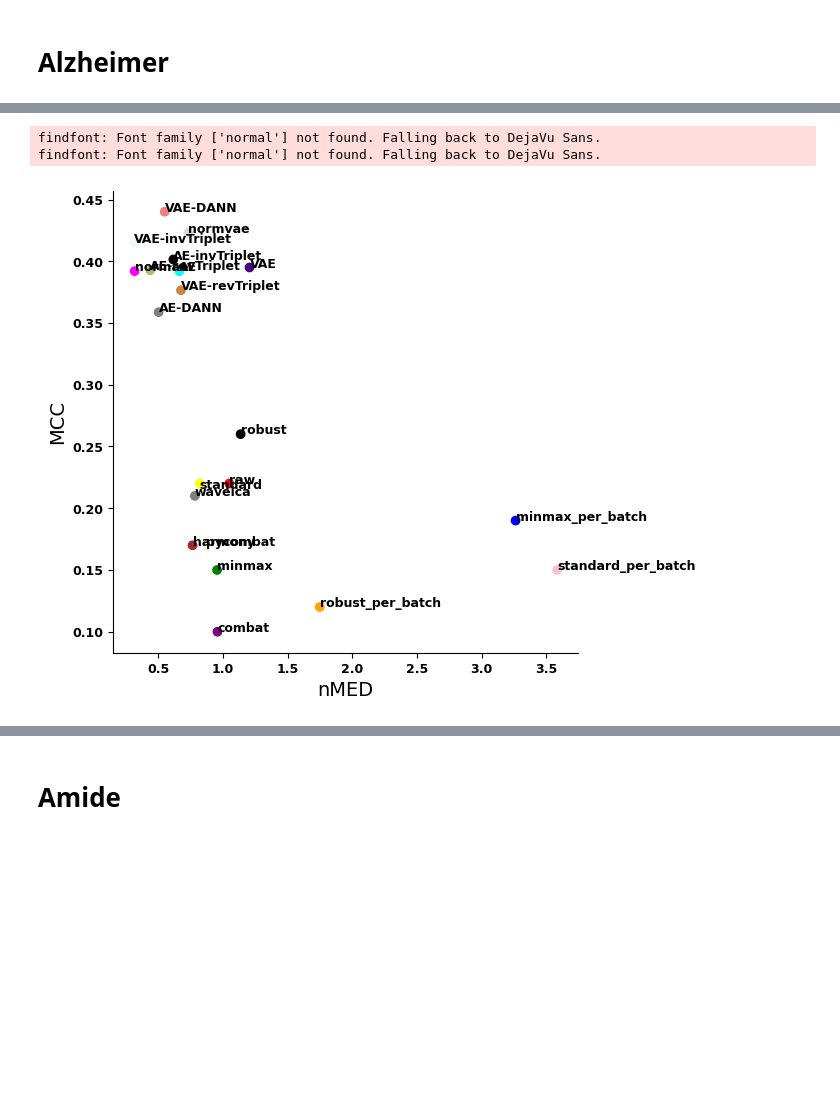
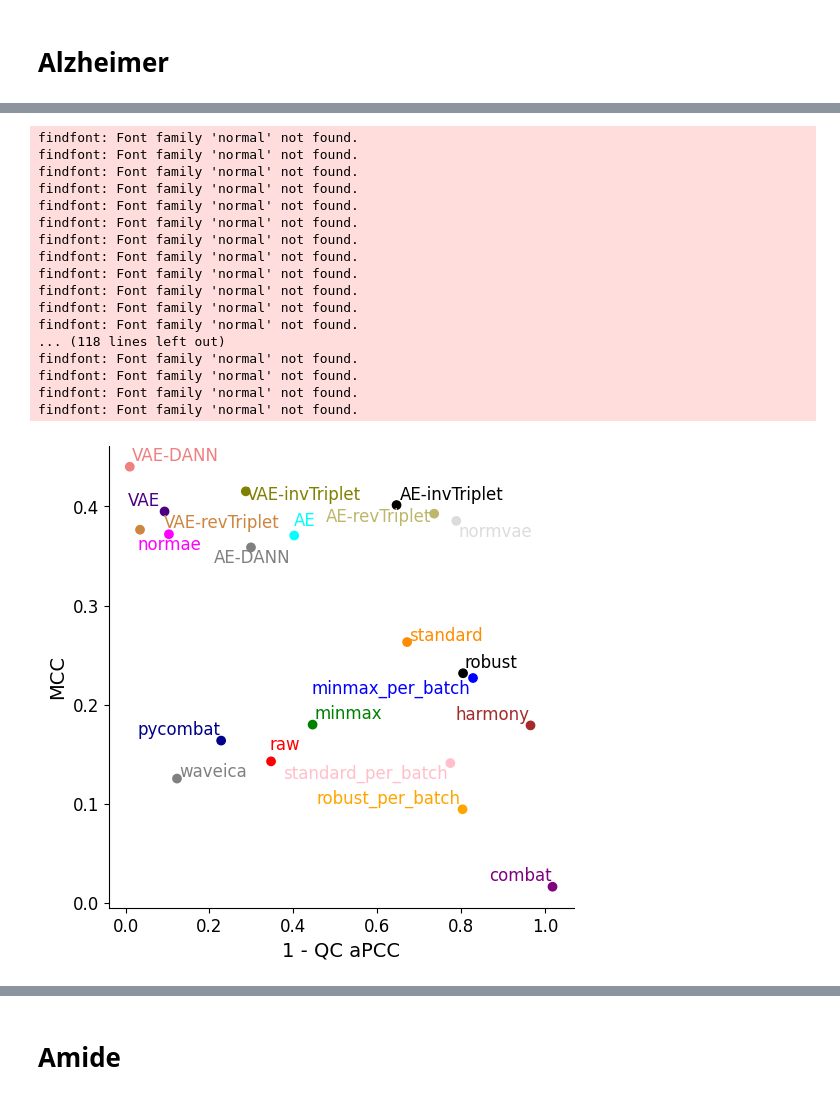
Before and after one commit to spell00/BERNN_MSMS, a Jupyter notebook: notebooks/make_scatter_plots.ipynb, the cells around one changed output, grey strips where cells are left out. Drawn from its saved outputs; the diff is of its cells as text; code cells hidden in the pictures; blank space fills up the shorter version.

```diff
--- a/notebooks/make_scatter_plots.ipynb
+++ b/notebooks/make_scatter_plots.ipynb
@@ -98,0 +11,12 @@ lolims = [True for _ in range(len(df_be['metrics']))]
+# %%
+ae_classif = pd.read_excel('bernn_metrics.xlsx', sheet_name='alzheimer classif values', index_col='model')
+ae_metrics = pd.read_excel('bernn_metrics.xlsx', sheet_name='alzheimer metrics values', index_col='model name')
+ae_metrics.iloc[:] = ae_metrics.applymap(lambda x: ast.literal_eval(x) if isinstance(x, str) else x)
+ae_metrics.loc[:, 'Batch entropy'] = [(np.log(21) - x)/np.log(21) for x in ae_metrics.loc[:, 'Batch entropy']]
+ae_metrics.loc[:, 'qc aPCC'] = [[1 - xx for xx in x] for x in ae_metrics.loc[:, 'qc aPCC']]
+ae_classif.iloc[:] = ae_classif.applymap(lambda x: ast.literal_eval(x) if isinstance(x, str) else x)
+
+
+ae_classif['model'] = ae_classif.index
+ae_metrics['model'] = ae_metrics.index
+model_names = ae_classif['model'].tolist()
@@ -143,34 +362,62 @@ plt.show()
 # %%
-N = len(alz_metrics['model name'])
+N = len(ae_metrics['model'])
 width = 0.16
 ind = np.arange(N)
 
-colors = np.array(["red","green","blue","yellow","pink","black","orange","purple","beige","brown","gray","cyan","magenta",
-                   'grey', 'black', 'darkkhaki', 'indigo', 'gainsboro', 'lightcoral', 'aliceblue', 'peru'])
+colors = np.array(["red","green","blue","darkorange","pink","black","orange","purple","darkblue","brown","gray","cyan","magenta",
+                   'grey', 'black', 'darkkhaki', 'indigo', 'gainsboro', 'lightcoral', 'olive', 'peru'])
 fig, ax = plt.subplots(figsize=(6, 6))
-ax.scatter(df_dist['average'], df_valid['mcc'],
-           # c=np.array([0, 5, 10, 15, 20, 25, 30, 35, 40, 45, 50, 55, 60, 65, 70, 75, 80, 85, 90, 95, 100]), cmap='gist_rainbow')
-           c=colors)
-ax.set_xlabel('nMED', fontsize=14)
+
+plt.scatter(df_apcc.groupby(['models'], sort=False).mean(), df_valid.groupby(['models'], sort=False).mean(), c=colors)
+ax.set_xlabel('1 - QC aPCC', fontsize=14)
 ax.set_ylabel('MCC', fontsize=14)
 ax.spines['top'].set_visible(False)
 ax.spines['right'].set_visible(False)
-for i, txt in enumerate(alz_metrics['model name']):
-    x = df_dist['average'][i]
-    y = df_valid['mcc'][i]
-    if txt == 'standard':
+texts = []
+for i, txt in enumerate(ae_metrics['model']):
+    x = df_apcc.groupby(['models'], sort=False).mean().iloc[i] + 0.002
+    y = df_valid.groupby(['models'], sort=False).mean().iloc[i]
+    if txt == 'raw':
+        y += 0.006
+        x -= 0.006
+    elif txt == 'standard':
         y -= 0.004
-    ax.annotate(txt, (x, y))
+    elif txt == 'AE-revTriplet':
+        y -= 0.014
+        x -= 0.004
+    elif txt == 'VAE-invTriplet':
+        y -= 0.014
+        x -= 0.004
+    elif txt == 'AE':
+        y += 0.004
+        x -= 0.004
+    elif txt == 'waveica':
+        y -= 0.004
+    # ax.annotate(txt, (x, y), color=colors[i])
+    texts += [plt.text(x.iloc[0], y.iloc[0], txt, color=colors[i], fontsize=12)]
+adjust_text(texts)
 font = {'family' : 'normal',
-        'weight' : 'bold',
-        'size'   : 9}
+        'weight' : 'normal',
+        'size'   : 12}
 
 matplotlib.rc('font', **font)
-# matplotlib.rc('xtick', labelsize=32)
-# matplotlib.rc('ytick', labelsize=32)
-
 plt.show()
 # %% [output]
-findfont: Font family ['normal'] not found. Falling back to DejaVu Sans.
-findfont: Font family ['normal'] not found. Falling back to DejaVu Sans.
+findfont: Font family 'normal' not found.
+findfont: Font family 'normal' not found.
+findfont: Font family 'normal' not found.
+findfont: Font family 'normal' not found.
+findfont: Font family 'normal' not found.
+findfont: Font family 'normal' not found.
+findfont: Font family 'normal' not found.
+findfont: Font family 'normal' not found.
+findfont: Font family 'normal' not found.
+findfont: Font family 'normal' not found.
+findfont: Font family 'normal' not found.
+findfont: Font family 'normal' not found.
+... (118 lines left out)
+findfont: Font family 'normal' not found.
+findfont: Font family 'normal' not found.
+findfont: Font family 'normal' not found.
+findfont: Font family 'normal' not found.
-[figure, old version]
+[figure, new version]
```
Also changed, not shown: parts of 38 cells of this notebook, 21 other files.
